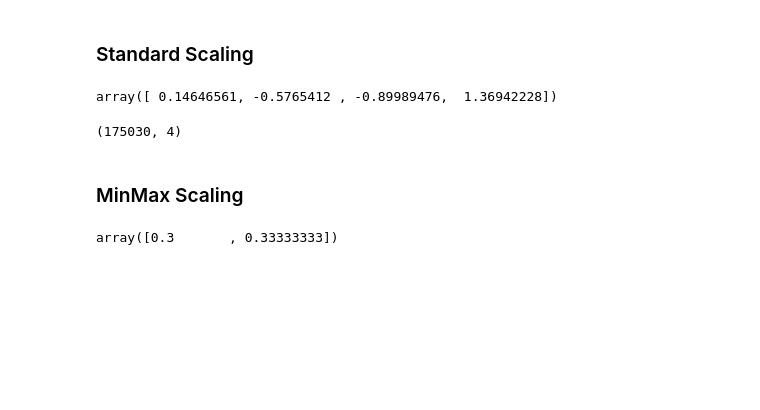
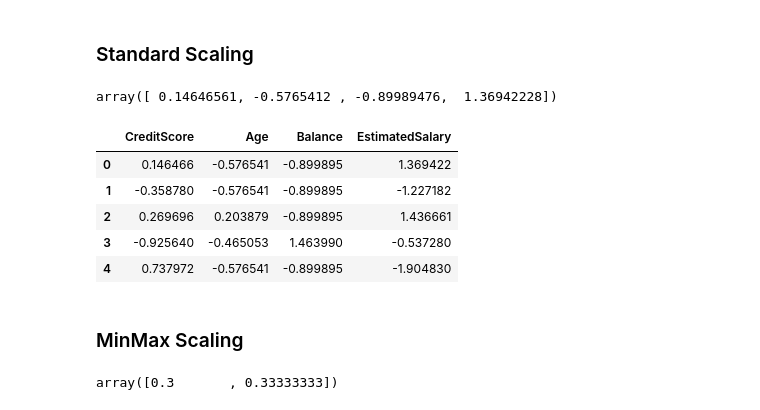
Before and after one commit to Kaaykun/Kaggle-Competition-01, a Jupyter notebook: notebooks/main.ipynb, the cells around one changed output. Cells and saved outputs as stored; diff of their text form; code cells hidden in the pictures; blank space fills up the shorter version.

```diff
--- a/notebooks/main.ipynb
+++ b/notebooks/main.ipynb
@@ -392,9 +404,14 @@ array([ 0.14646561, -0.5765412 , -0.89989476,  1.36942228])
 df_train_standard_scaled = pd.DataFrame(train_standard_scaled, columns=df_train_standard.columns)
 df_test_standard_scaled = pd.DataFrame(test_standard_scaled, columns=df_test_standard.columns)
 # %%
-df_train_standard_scaled.shape#.head()
+df_train_standard_scaled.head()
 # %% [output]
-(175030, 4)
+|  | CreditScore | Age | Balance | EstimatedSalary |
+| 0 | 0.146466 | -0.576541 | -0.899895 | 1.369422 |
+| 1 | -0.358780 | -0.576541 | -0.899895 | -1.227182 |
+| 2 | 0.269696 | 0.203879 | -0.899895 | 1.436661 |
+| 3 | -0.925640 | -0.465053 | 1.463990 | -0.537280 |
+| 4 | 0.737972 | -0.576541 | -0.899895 | -1.904830 |
 # %% [markdown]
 ### MinMax Scaling
 # %%
```
Also changed, not shown: parts of 32 cells of this notebook, 5 other files.
